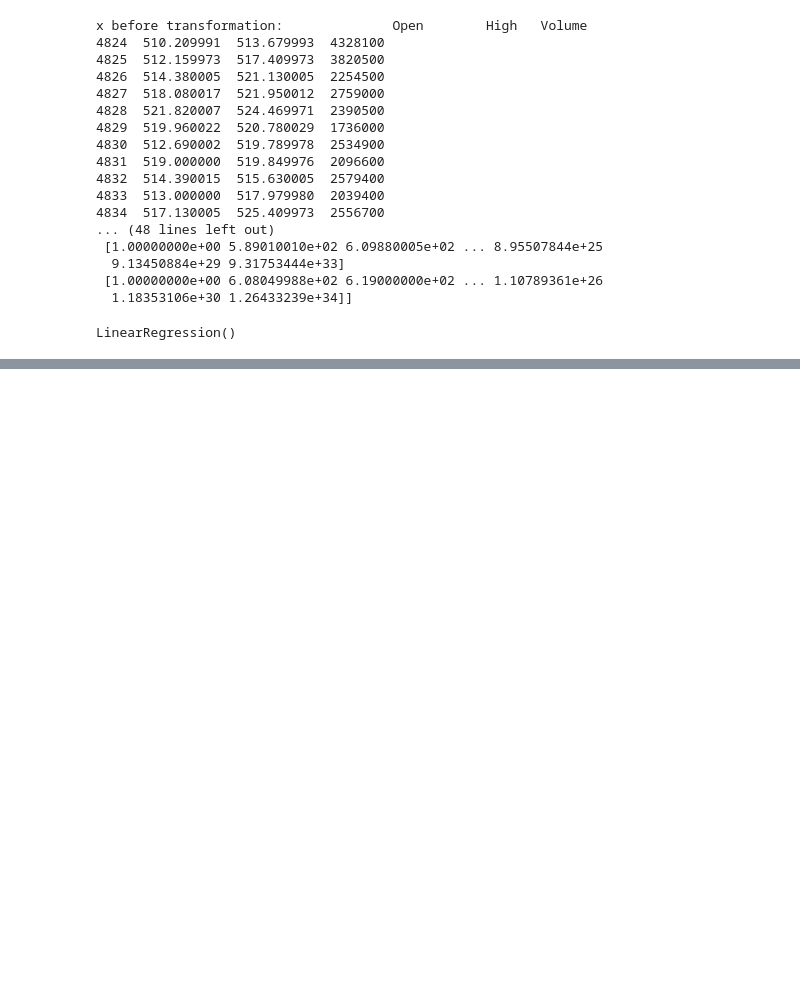
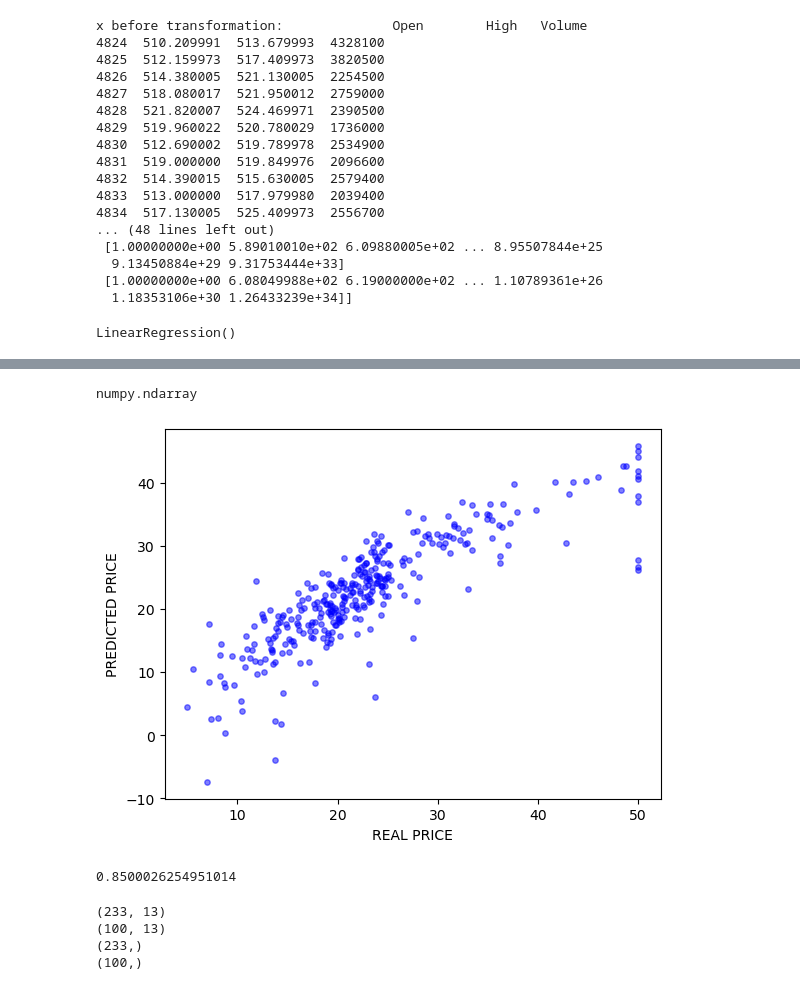
Before and after one commit to Ahmedfetni/workshops, a Jupyter notebook: linear_regression_workshop.ipynb, the cells around one changed output, grey strips where cells are left out. Saved outputs shown, nothing was run; the diff lists cells and outputs as text; code cells hidden in the pictures; blank space fills up the shorter version.

```diff
--- a/linear_regression_workshop.ipynb
+++ b/linear_regression_workshop.ipynb
@@ -272,0 +270,4 @@ Int64Index([0, 1, 2, 3, 4, 5, 6, 7, 8, 9, 10], dtype='int64')
+# %%
+X= df[feautures]
+Y= df['medv']
+X
@@ -272,0 +296,2 @@ Int64Index([0, 1, 2, 3, 4, 5, 6, 7, 8, 9, 10], dtype='int64')
+# %%
+X_train, X_test, Y_train, Y_test = train_test_split(X, y, test_size=0.4)
@@ -272,0 +337,27 @@ Int64Index([0, 1, 2, 3, 4, 5, 6, 7, 8, 9, 10], dtype='int64')
+# %%
+predY = model.predict(x)
+#type(predY)
+# %% [output]
+numpy.ndarray
+# %%
+plt.scatter(y,predY,c = 'blue', s=15, alpha=0.5)
+plt.xlabel('REAL PRICE')
+plt.ylabel('PREDICTED PRICE')
+plt.show()
+# %% [output]
+[figure, added]
+# %%
+pd.Series((y)).corr(pd.Series(predY))
+# %% [output]
+0.8500026254951014
+# %%
+X_train, X_test, Y_train, Y_test = train_test_split(X, Y, test_size=0.3, random_state=123)
+print(X_train.shape)
+print(X_test.shape)
+print(Y_train.shape)
+print(Y_test.shape)
+# %% [output]
+(233, 13)
+(100, 13)
+(233,)
+(100,)
```
Also changed, not shown: parts of 33 cells of this notebook, 11 other files.
